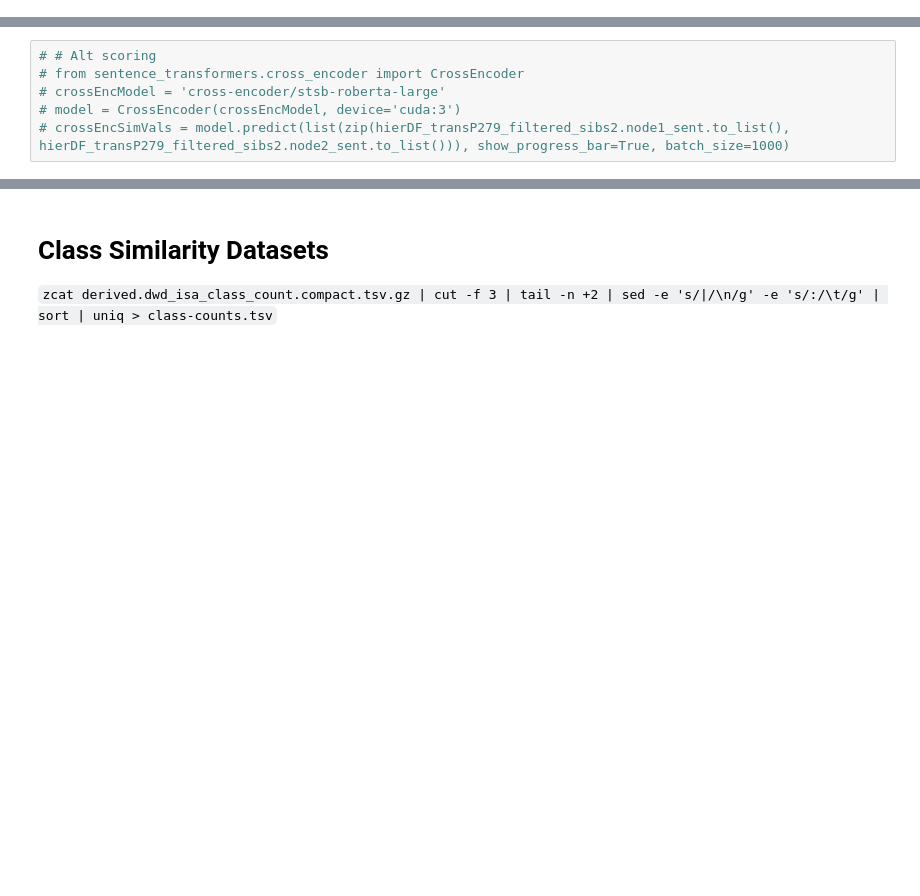
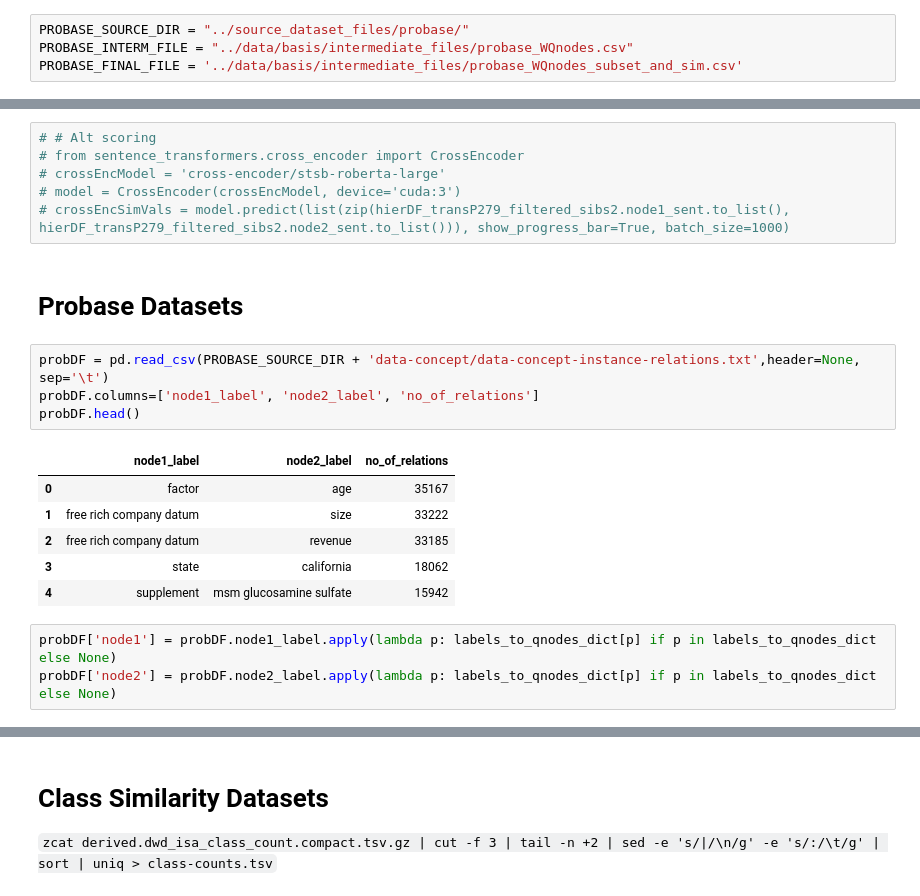
Before and after one commit to usc-isi-i2/wd-similarity, a Jupyter notebook: Master P279-Dataset Generation.ipynb, the cells around one changed output, grey strips where cells are left out. Drawn from its saved outputs; the diff is of its cells as text; blank space fills up the shorter version.

```diff
--- a/Master P279-Dataset Generation.ipynb
+++ b/Master P279-Dataset Generation.ipynb
@@ -26,0 +29,4 @@ P279_SIBLINGS_CLASSSIM_FILE = "../data/basis/P279_Siblings.classSim.csv"
+# %%
+PROBASE_SOURCE_DIR = "../source_dataset_files/probase/"
+PROBASE_INTERM_FILE = "../data/basis/intermediate_files/probase_WQnodes.csv"
+PROBASE_FINAL_FILE = '../data/basis/intermediate_files/probase_WQnodes_subset_and_sim.csv'
@@ -386,3 +424,19 @@ hierDF_transP279_filtered_sibs2[['id', 'node1', 'label', 'node2', 'par_node', 's
 # crossEncModel = 'cross-encoder/stsb-roberta-large'
 # model = CrossEncoder(crossEncModel, device='cuda:3')
 # crossEncSimVals = model.predict(list(zip(hierDF_transP279_filtered_sibs2.node1_sent.to_list(), hierDF_transP279_filtered_sibs2.node2_sent.to_list())), show_progress_bar=True, batch_size=1000)
+# %% [markdown]
+# Probase Datasets
+# %%
+probDF = pd.read_csv(PROBASE_SOURCE_DIR + 'data-concept/data-concept-instance-relations.txt',header=None, sep='\t')
+probDF.columns=['node1_label', 'node2_label', 'no_of_relations']
+probDF.head()
+# %% [output]
+|  | node1_label | node2_label | no_of_relations |
+| 0 | factor | age | 35167 |
+| 1 | free rich company datum | size | 33222 |
+| 2 | free rich company datum | revenue | 33185 |
+| 3 | state | california | 18062 |
+| 4 | supplement | msm glucosamine sulfate | 15942 |
+# %%
+probDF['node1'] = probDF.node1_label.apply(lambda p: labels_to_qnodes_dict[p] if p in labels_to_qnodes_dict else None)
+probDF['node2'] = probDF.node2_label.apply(lambda p: labels_to_qnodes_dict[p] if p in labels_to_qnodes_dict else None)
```
Also changed, not shown: parts of 20 cells of this notebook, 4 other files.
